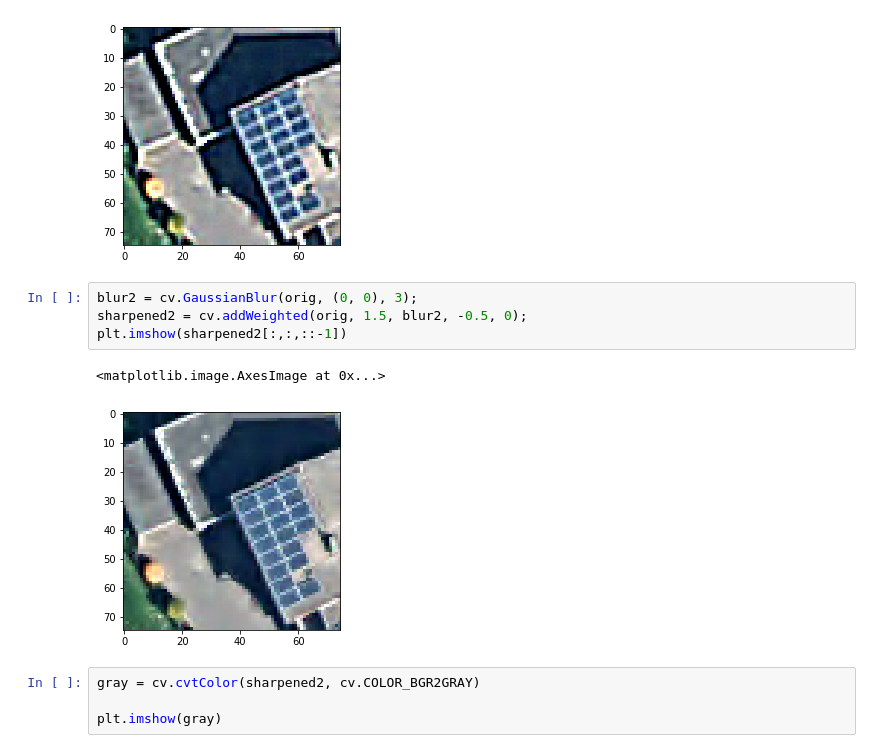
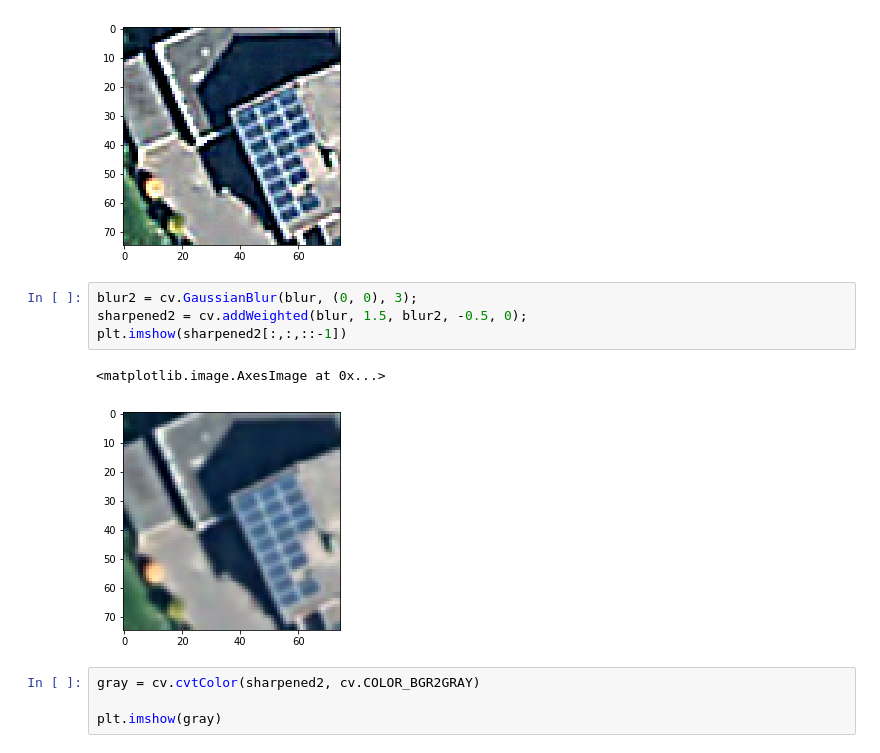
Before and after one commit to thinkpractice/DeepSolaris, a Jupyter notebook: MSER_features.ipynb, the cells around one changed output. Cells and saved outputs as stored; diff of their text form.

```diff
--- a/MSER_features.ipynb
+++ b/MSER_features.ipynb
@@ -31,12 +31,12 @@ plt.imshow(sharpened[:,:,::-1])
 <matplotlib.image.AxesImage at 0x...>
 [figure]
 # %%
-blur2 = cv.GaussianBlur(orig, (0, 0), 3);
-sharpened2 = cv.addWeighted(orig, 1.5, blur2, -0.5, 0);
+blur2 = cv.GaussianBlur(blur, (0, 0), 3);
+sharpened2 = cv.addWeighted(blur, 1.5, blur2, -0.5, 0);
 plt.imshow(sharpened2[:,:,::-1])
 # %% [output]
 <matplotlib.image.AxesImage at 0x...>
-[figure, old version]
+[figure, new version]
 # %%
 gray = cv.cvtColor(sharpened2, cv.COLOR_BGR2GRAY)
 
```
Also changed, not shown: parts of 19 cells of this notebook.
